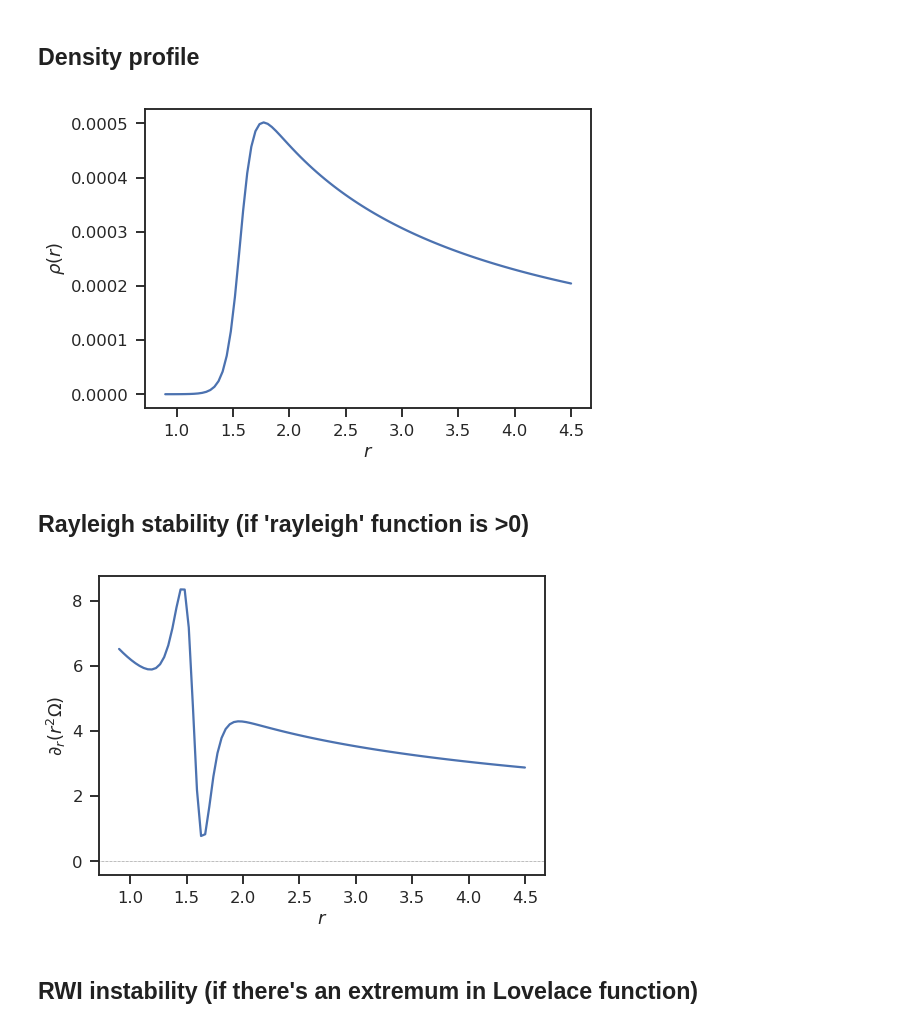
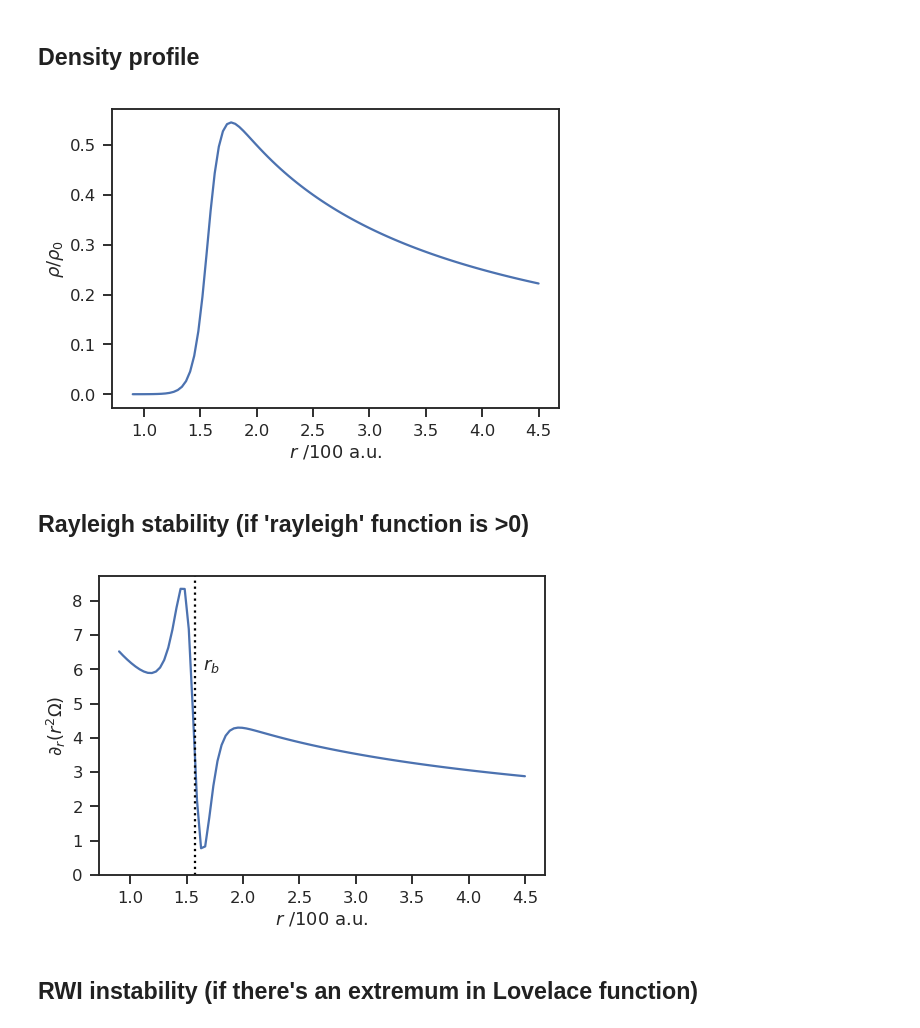
Before and after one commit to neutrinoceros/amrvac-models, a Jupyter notebook: hd142527/Theo_study.ipynb, the cells around one changed output. Saved outputs shown, nothing was run; the diff lists cells and outputs as text; code cells hidden in the pictures.

```diff
--- a/hd142527/Theo_study.ipynb
+++ b/hd142527/Theo_study.ipynb
@@ -100,29 +100,35 @@ effective flaring index                 8.330e-01           OK
 # %%
 fig, ax = plt.subplots(num=1)
 
-ax.plot(sample0, ys0['density'])
-ax.set_ylabel(r'$\rho(r)$')
-ax.set_xlabel(r'$r$')
+ax.plot(sample0, ys0['density']/conf['disk_list']['rho0'])
+ax.set_ylabel(r'$\rho/\rho_0$')
+ax.set_xlabel(r'$r$ /100 a.u.')
 
 save(fig, "rho_init")
 plt.show()
 # %% [output]
-[figure, old version]
+[figure, new version]
 # %% [markdown]
 ## Rayleigh stability (if 'rayleigh' function is >0)
 # %%
 fig, ax = plt.subplots(num=2)
 ax.plot(sample0, ys0['rayleigh'])
 ax.set_ylabel(r'$\partial_r (r^2\Omega)$')
-xlims = ax.get_xlim()
-ax.plot(np.linspace(*xlims, 2), np.zeros(2), ls=':', lw=0.5, c='k')
-ax.set_xlim(xlims)
-ax.set_xlabel(r'$r$')
 
+ylims = ax.get_ylim()
+ax.set_ylim(min(0, ylims[0]), ylims[1])
+
+
+ylims = ax.get_ylim()
+ax.plot(usr['cavity_radius']*np.ones(2), np.linspace(*ylims, 2), ls=':', c='k')
+ax.set_ylim(*ylims)
+ax.text(x=center*1.05, y=6, s=r"$r_b$")
+
+ax.set_xlabel(r'$r$ /100 a.u.')
 save(fig, name="rayleigh_stable")
 plt.show()
 # %% [output]
-[figure, old version]
+[figure, new version]
 # %% [markdown]
 ## RWI instability (if there's an extremum in Lovelace function)
 # %%
```
Also changed, not shown: parts of 7 cells of this notebook.
